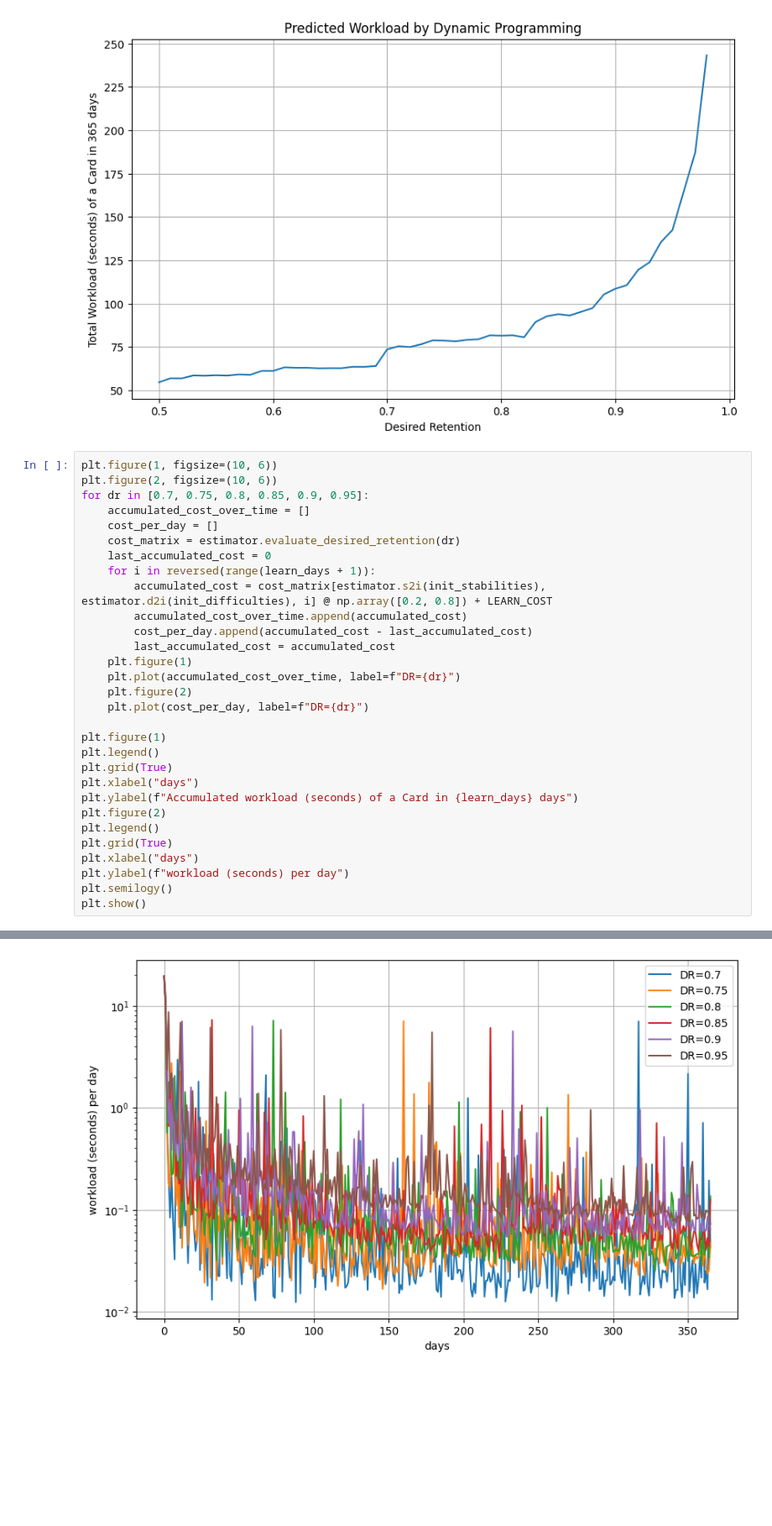
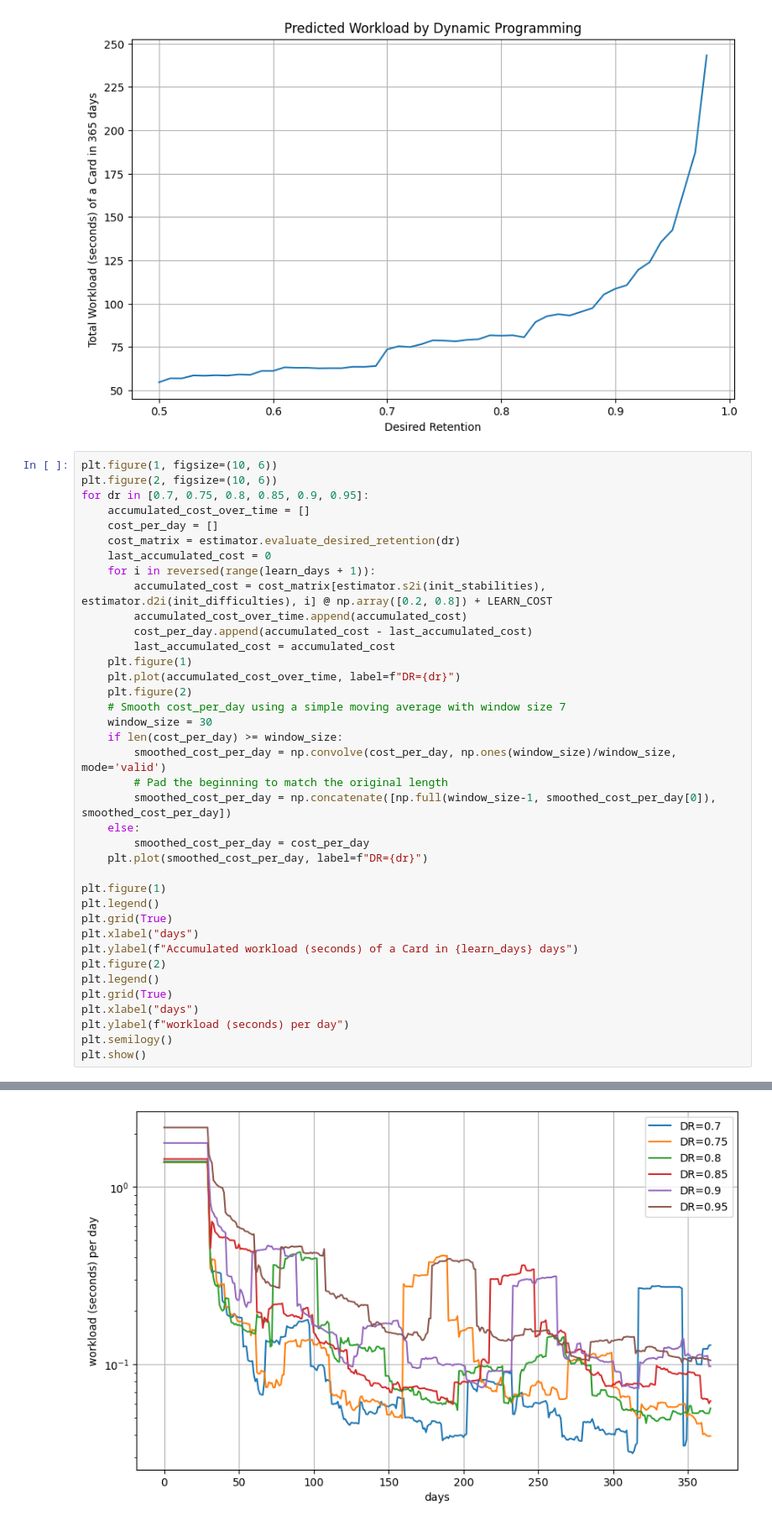
Before and after one commit to open-spaced-repetition/expected-workload, a Jupyter notebook: DynamicProgramming.ipynb, the cells around one changed output, grey strips where cells are left out. Shown at 84% size. Cells and saved outputs as stored; diff of their text form; blank space fills up the shorter version.

Commit message:
add smooth

```diff
--- a/DynamicProgramming.ipynb
+++ b/DynamicProgramming.ipynb
@@ -261,35 +261,43 @@ plt.show()
 plt.figure(1, figsize=(10, 6))
 plt.figure(2, figsize=(10, 6))
 for dr in [0.7, 0.75, 0.8, 0.85, 0.9, 0.95]:
     accumulated_cost_over_time = []
     cost_per_day = []
     cost_matrix = estimator.evaluate_desired_retention(dr)
     last_accumulated_cost = 0
     for i in reversed(range(learn_days + 1)):
         accumulated_cost = cost_matrix[estimator.s2i(init_stabilities), estimator.d2i(init_difficulties), i] @ np.array([0.2, 0.8]) + LEARN_COST
         accumulated_cost_over_time.append(accumulated_cost)
         cost_per_day.append(accumulated_cost - last_accumulated_cost)
         last_accumulated_cost = accumulated_cost
     plt.figure(1)
     plt.plot(accumulated_cost_over_time, label=f"DR={dr}")
     plt.figure(2)
-    plt.plot(cost_per_day, label=f"DR={dr}")
+    # Smooth cost_per_day using a simple moving average with window size 7
+    window_size = 30
+    if len(cost_per_day) >= window_size:
+        smoothed_cost_per_day = np.convolve(cost_per_day, np.ones(window_size)/window_size, mode='valid')
+        # Pad the beginning to match the original length
+        smoothed_cost_per_day = np.concatenate([np.full(window_size-1, smoothed_cost_per_day[0]), smoothed_cost_per_day])
+    else:
+        smoothed_cost_per_day = cost_per_day
+    plt.plot(smoothed_cost_per_day, label=f"DR={dr}")
 
 plt.figure(1)
 plt.legend()
 plt.grid(True)
 plt.xlabel("days")
 plt.ylabel(f"Accumulated workload (seconds) of a Card in {learn_days} days")
 plt.figure(2)
 plt.legend()
 plt.grid(True)
 plt.xlabel("days")
 plt.ylabel(f"workload (seconds) per day")
 plt.semilogy()
 plt.show()
 # %% [output]
 [figure]
-[figure, old version]
+[figure, new version]
 # %%
 import plotly.graph_objects as go
 import numpy as np
```
